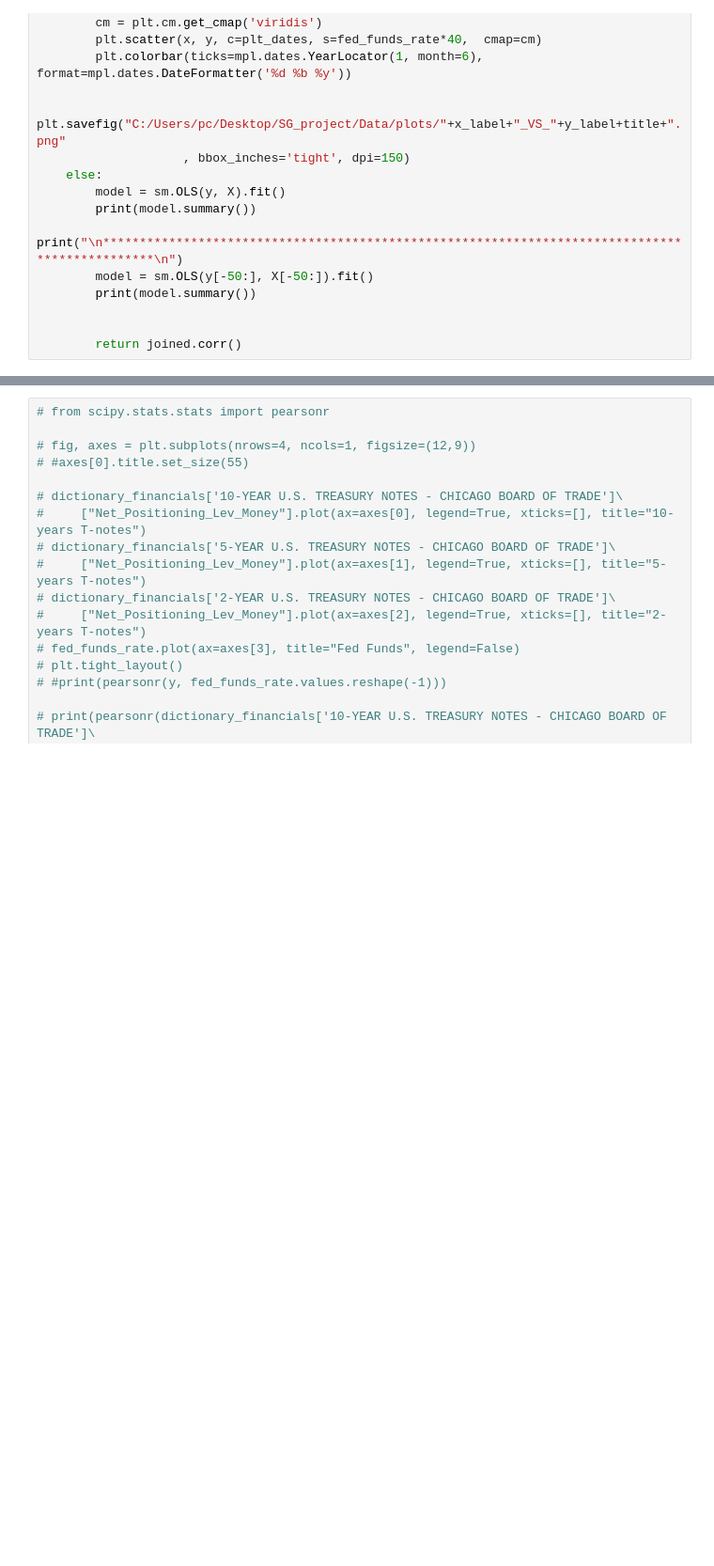
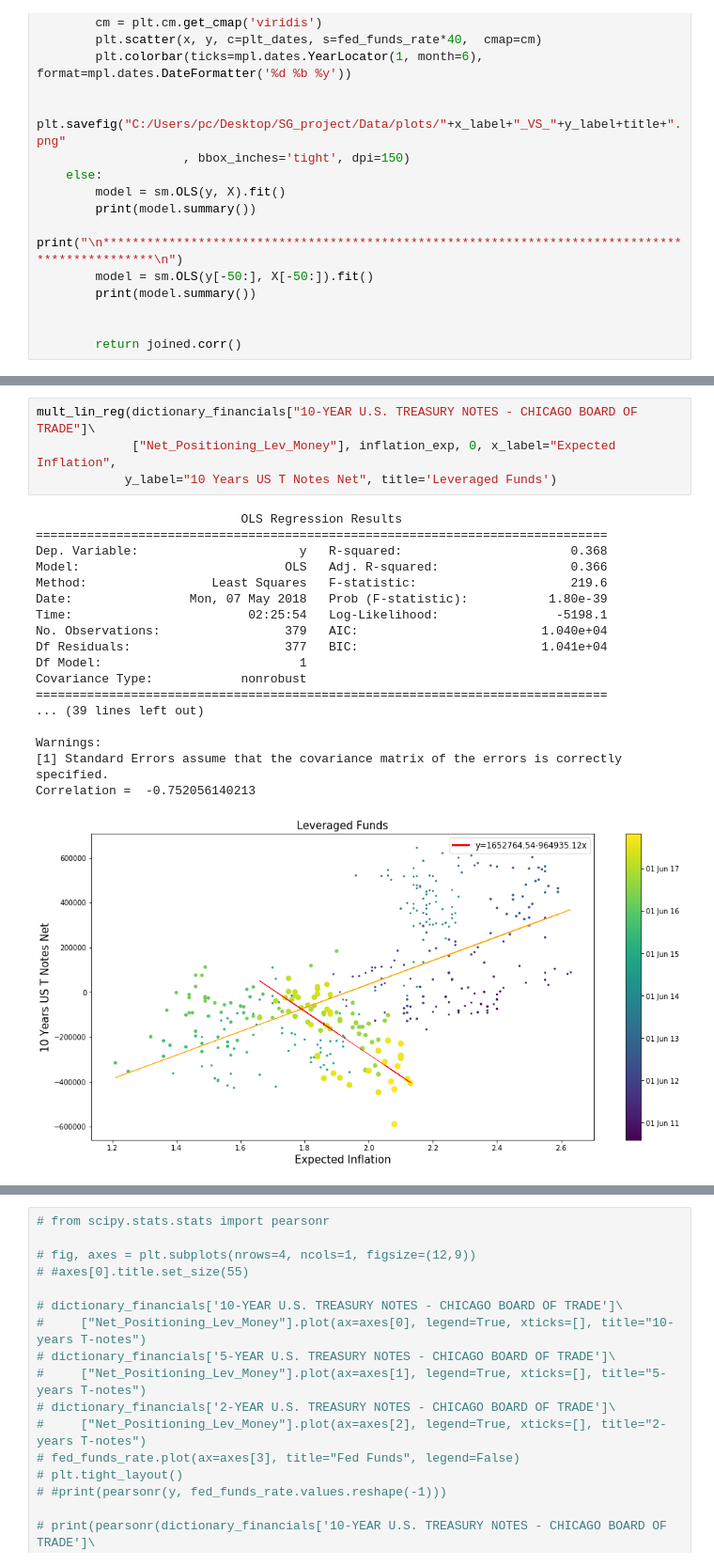
Before and after one commit to leonardich/Stats_project, a Jupyter notebook: Regression.ipynb, the cells around one changed output, grey strips where cells are left out. Shown at 94% size. Saved outputs shown, nothing was run; the diff lists cells and outputs as text; blank space fills up the shorter version.

```diff
--- a/Regression.ipynb
+++ b/Regression.ipynb
@@ -643,3 +667,26 @@ Warnings:
 [1] Standard Errors assume that the covariance matrix of the errors is correctly specified.
 Correlation =  -0.737445434742
 [figure]
+# %%
+mult_lin_reg(dictionary_financials["10-YEAR U.S. TREASURY NOTES - CHICAGO BOARD OF TRADE"]\
+             ["Net_Positioning_Lev_Money"], inflation_exp, 0, x_label="Expected Inflation",
+            y_label="10 Years US T Notes Net", title='Leveraged Funds')
+# %% [output]
+                            OLS Regression Results
+==============================================================================
+Dep. Variable:                      y   R-squared:                       0.368
+Model:                            OLS   Adj. R-squared:                  0.366
+Method:                 Least Squares   F-statistic:                     219.6
+Date:                Mon, 07 May 2018   Prob (F-statistic):           1.80e-39
+Time:                        02:25:54   Log-Likelihood:                -5198.1
+No. Observations:                 379   AIC:                         1.040e+04
+Df Residuals:                     377   BIC:                         1.041e+04
+Df Model:                           1
+Covariance Type:            nonrobust
+==============================================================================
+... (39 lines left out)
+
+Warnings:
+[1] Standard Errors assume that the covariance matrix of the errors is correctly specified.
+Correlation =  -0.752056140213
+[figure, added]
```
Also changed, not shown: parts of 11 cells of this notebook.
